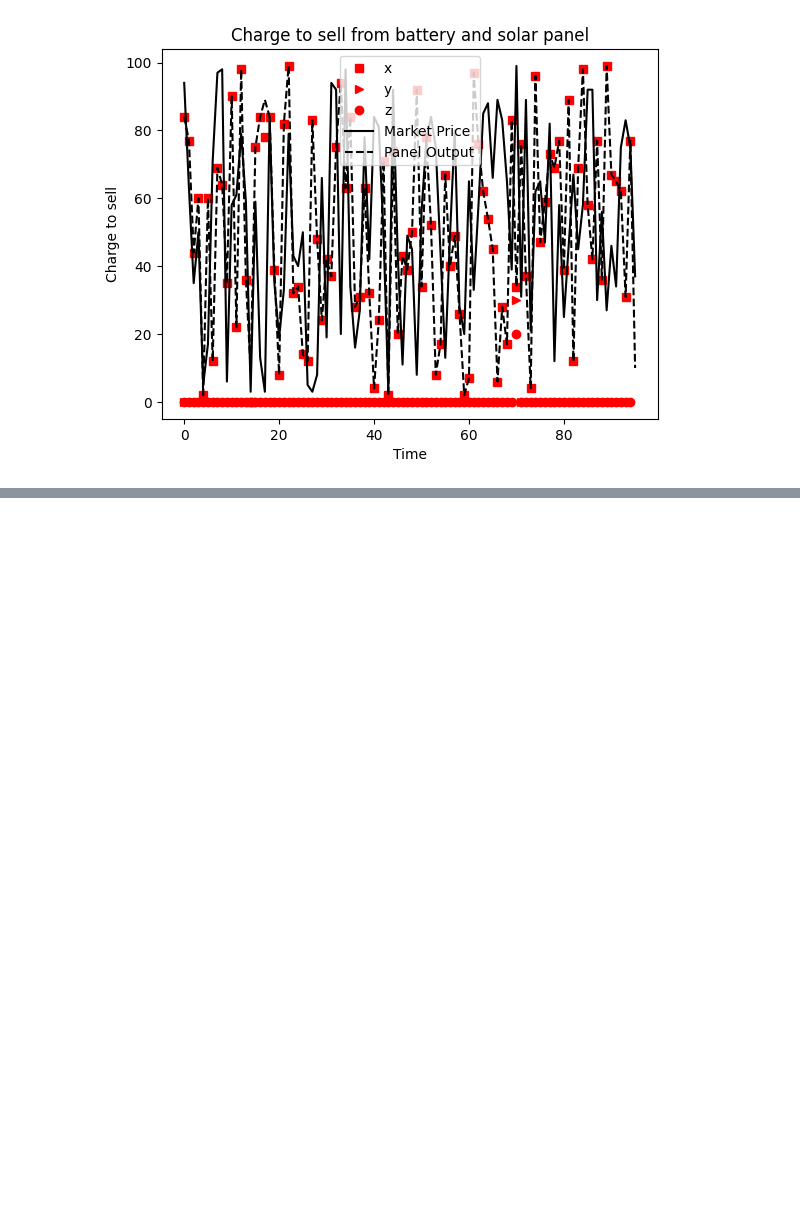
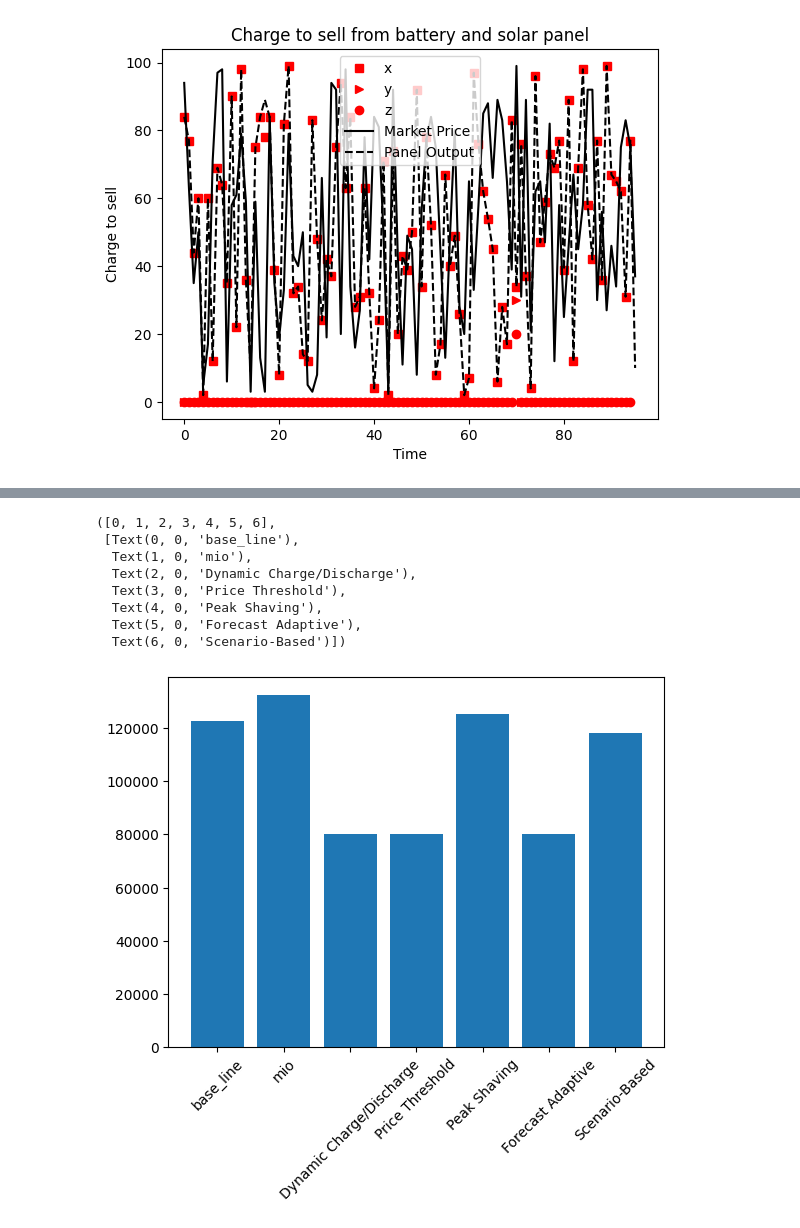
Before and after one commit to Nestyortega/PV_optoimization, a Jupyter notebook: PV_optimiztion.ipynb, the cells around one changed output, grey strips where cells are left out. Saved outputs shown, nothing was run; the diff lists cells and outputs as text; code cells hidden in the pictures; blank space fills up the shorter version.

```diff
--- a/PV_optimiztion.ipynb
+++ b/PV_optimiztion.ipynb
@@ -236,0 +302,13 @@ results = optimization.optimize_portfolio(num_intervals, A, B, C, C1)
+# %%
+plt.bar(straty, ventas)
+plt.xticks(rotation=45)
+# %% [output]
+([0, 1, 2, 3, 4, 5, 6],
+ [Text(0, 0, 'base_line'),
+  Text(1, 0, 'mio'),
+  Text(2, 0, 'Dynamic Charge/Discharge'),
+  Text(3, 0, 'Price Threshold'),
+  Text(4, 0, 'Peak Shaving'),
+  Text(5, 0, 'Forecast Adaptive'),
+  Text(6, 0, 'Scenario-Based')])
+[figure, added]
```
Also changed, not shown: parts of 4 cells of this notebook, 1 other file.
